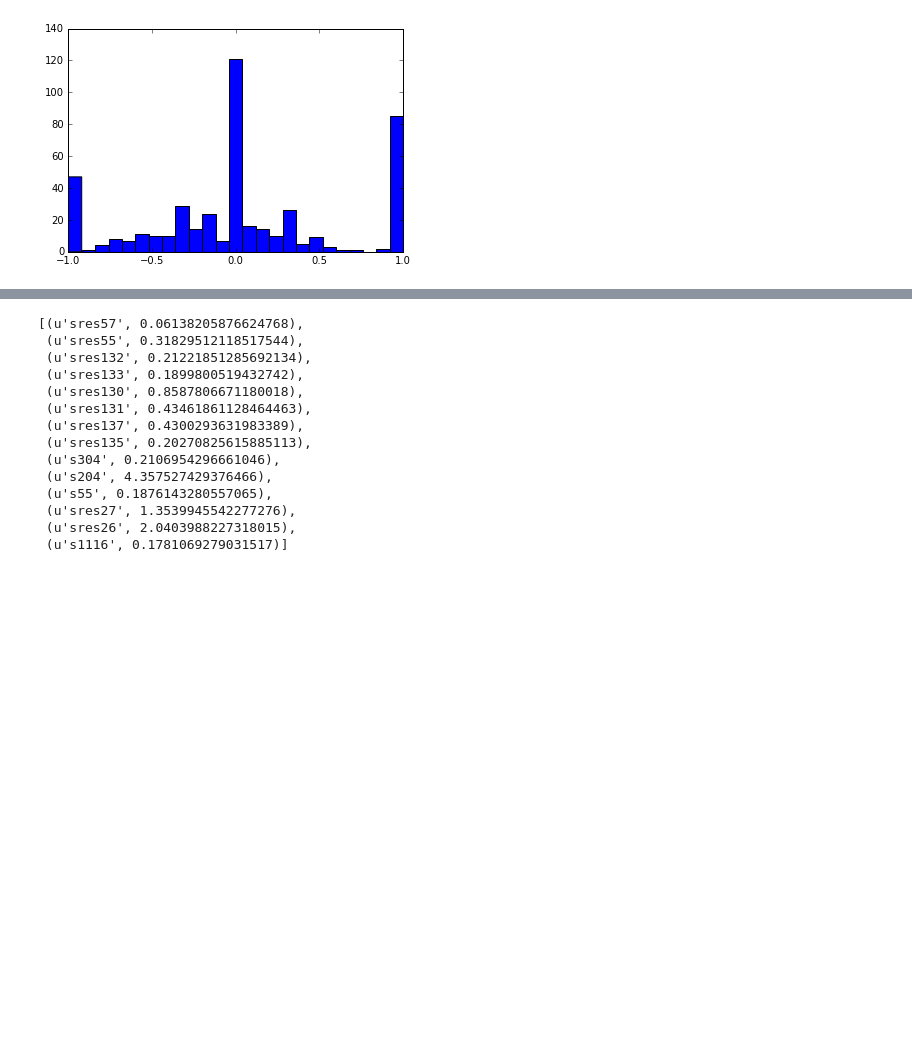
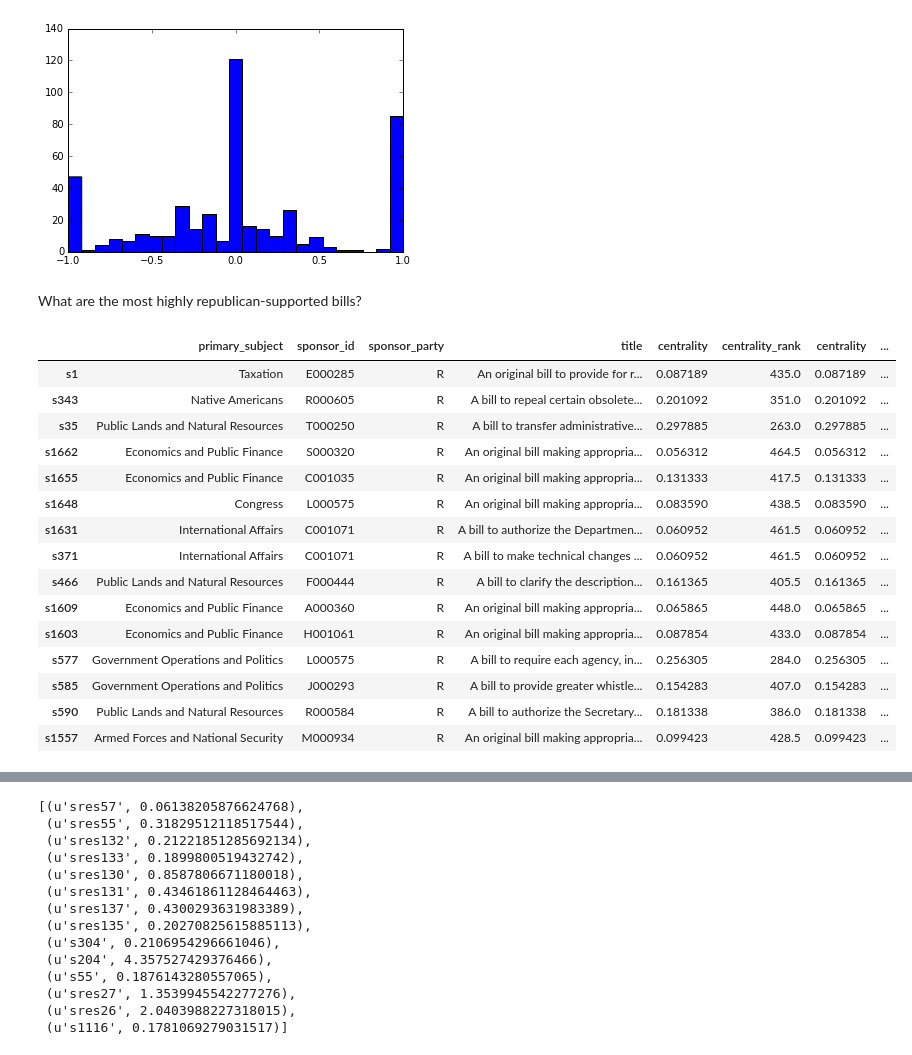
Before and after one commit to jgarcia71/CUNY-DATA-620, a Jupyter notebook: Final Project/Rank_Senators_and_Bills.ipynb, the cells around one changed output, grey strips where cells are left out. Saved outputs shown, nothing was run; the diff lists cells and outputs as text; code cells hidden in the pictures; blank space fills up the shorter version.

```diff
--- a/Final Project/Rank_Senators_and_Bills.ipynb
+++ b/Final Project/Rank_Senators_and_Bills.ipynb
@@ -335,3 +328,27 @@ plt.hist( partisan_strength.values(), bins=25)
          0.44,  0.52,  0.6 ,  0.68,  0.76,  0.84,  0.92,  1.  ]),
  <a list of 25 Patch objects>)
 [figure]
+# %% [markdown]
+What are the most highly republican-supported bills?
+# %%
+dfBills = pd.concat([dfBills, pd.Series(partisan_strength, name="partisan")], axis=1)
+dfBills['partisan_rank'] = dfBills['partisan'].rank(ascending=0)
+# %%
+dfBills.sort_values('partisan_rank').head(15)
+# %% [output]
+|  | primary_subject | sponsor_id | sponsor_party | title | centrality | centrality_rank | centrality | ... |
+| s1 | Taxation | E000285 | R | An original bill to provide for r... | 0.087189 | 435.0 | 0.087189 | ... |
+| s343 | Native Americans | R000605 | R | A bill to repeal certain obsolete... | 0.201092 | 351.0 | 0.201092 | ... |
+| s35 | Public Lands and Natural Resources | T000250 | R | A bill to transfer administrative... | 0.297885 | 263.0 | 0.297885 | ... |
+| s1662 | Economics and Public Finance | S000320 | R | An original bill making appropria... | 0.056312 | 464.5 | 0.056312 | ... |
+| s1655 | Economics and Public Finance | C001035 | R | An original bill making appropria... | 0.131333 | 417.5 | 0.131333 | ... |
+| s1648 | Congress | L000575 | R | An original bill making appropria... | 0.083590 | 438.5 | 0.083590 | ... |
+| s1631 | International Affairs | C001071 | R | A bill to authorize the Departmen... | 0.060952 | 461.5 | 0.060952 | ... |
+| s371 | International Affairs | C001071 | R | A bill to make technical changes ... | 0.060952 | 461.5 | 0.060952 | ... |
+| s466 | Public Lands and Natural Resources | F000444 | R | A bill to clarify the description... | 0.161365 | 405.5 | 0.161365 | ... |
+| s1609 | Economics and Public Finance | A000360 | R | An original bill making appropria... | 0.065865 | 448.0 | 0.065865 | ... |
+| s1603 | Economics and Public Finance | H001061 | R | An original bill making appropria... | 0.087854 | 433.0 | 0.087854 | ... |
+| s577 | Government Operations and Politics | L000575 | R | A bill to require each agency, in... | 0.256305 | 284.0 | 0.256305 | ... |
+| s585 | Government Operations and Politics | J000293 | R | A bill to provide greater whistle... | 0.154283 | 407.0 | 0.154283 | ... |
+| s590 | Public Lands and Natural Resources | R000584 | R | A bill to authorize the Secretary... | 0.181338 | 386.0 | 0.181338 | ... |
+| s1557 | Armed Forces and National Security | M000934 | R | An original bill making appropria... | 0.099423 | 428.5 | 0.099423 | ... |
```
Also changed, not shown: parts of 23 cells of this notebook, 1 other file.
